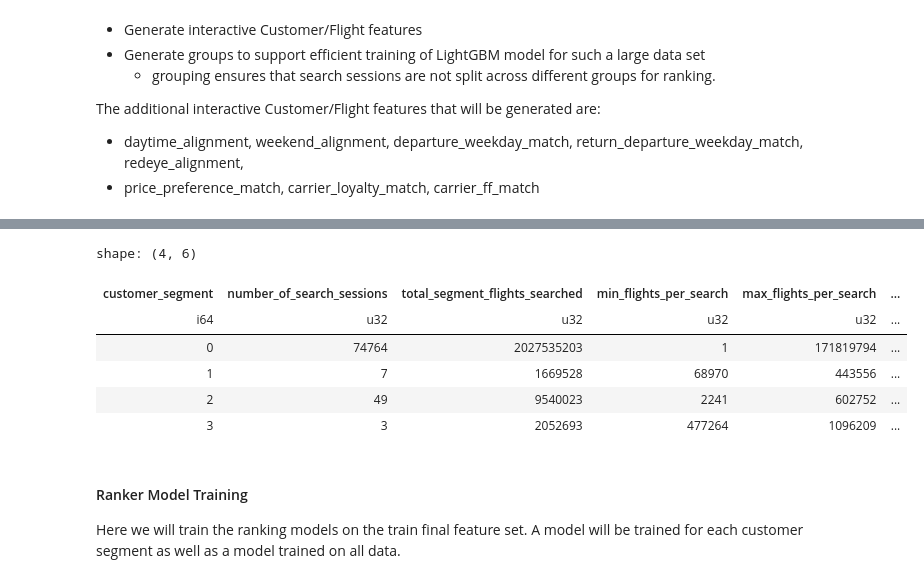
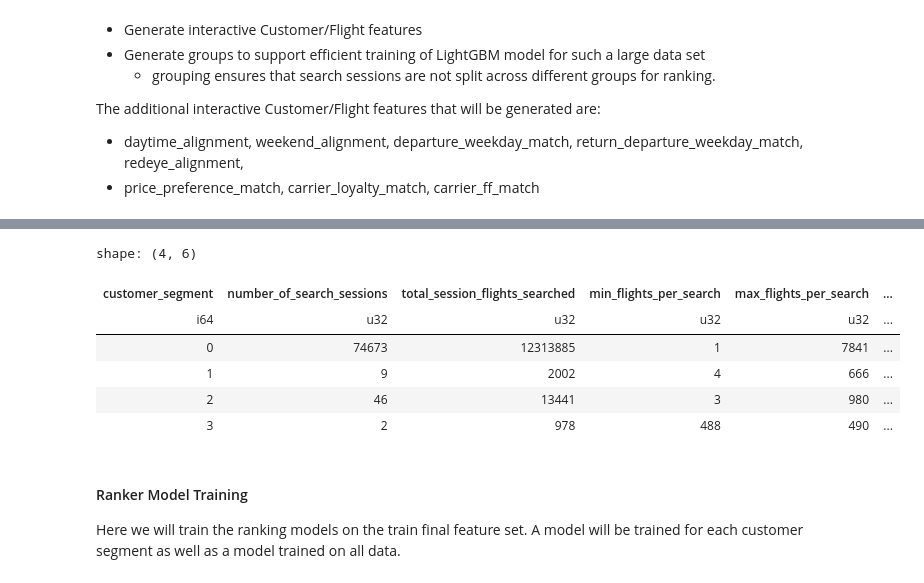
Before and after one commit to jfroggatt/aeroclub_recsys_2025, a Jupyter notebook: aeroclub_recsys.ipynb, the cells around one changed output, grey strips where cells are left out. Cells and saved outputs as stored; diff of their text form; code cells hidden in the pictures.

```diff
--- a/aeroclub_recsys.ipynb
+++ b/aeroclub_recsys.ipynb
@@ -1129,31 +1139,30 @@ train_df.group_by('customer_segment').len().select(['customer_segment', 'len']).
 # %%
 # quick overview of some stats for each customer segment
 segment_stats = (
     train_df
     .group_by(['customer_segment', 'ranker_id'])
     .agg([
-        pl.col('total_flights_searched').sum().alias('session_flights_searched'),
-        pl.len().alias('number_of_search_sessions')
+        pl.len().alias('session_flights_searched')
     ])
     .group_by('customer_segment')
     .agg([
         pl.len().alias('number_of_search_sessions'),                    # Count of search sessions
-        pl.col('session_flights_searched').sum().alias('total_segment_flights_searched'),
+        pl.col('session_flights_searched').sum().alias('total_session_flights_searched'),
         pl.col('session_flights_searched').min().alias('min_flights_per_search'),
         pl.col('session_flights_searched').max().alias('max_flights_per_search'),
         pl.col('session_flights_searched').mean().alias('avg_flights_per_search')
     ])
     .sort('customer_segment')
 )
 segment_stats
 # %% [output]
 shape: (4, 6)
-| customer_segment | number_of_search_sessions | total_segment_flights_searched | min_flights_per_search | max_flights_per_search | ... |
+| customer_segment | number_of_search_sessions | total_session_flights_searched | min_flights_per_search | max_flights_per_search | ... |
 | i64 | u32 | u32 | u32 | u32 | ... |
-| 0 | 74764 | 2027535203 | 1 | 171819794 | ... |
-| 1 | 7 | 1669528 | 68970 | 443556 | ... |
-| 2 | 49 | 9540023 | 2241 | 602752 | ... |
-| 3 | 3 | 2052693 | 477264 | 1096209 | ... |
+| 0 | 74673 | 12313885 | 1 | 7841 | ... |
+| 1 | 9 | 2002 | 4 | 666 | ... |
+| 2 | 46 | 13441 | 3 | 980 | ... |
+| 3 | 2 | 978 | 488 | 490 | ... |
 # %%
 # load the final training data set if not already loaded (supports iterative runs through the process steps)
 try:
```
Also changed, not shown: parts of 26 cells of this notebook, 1 other file.
